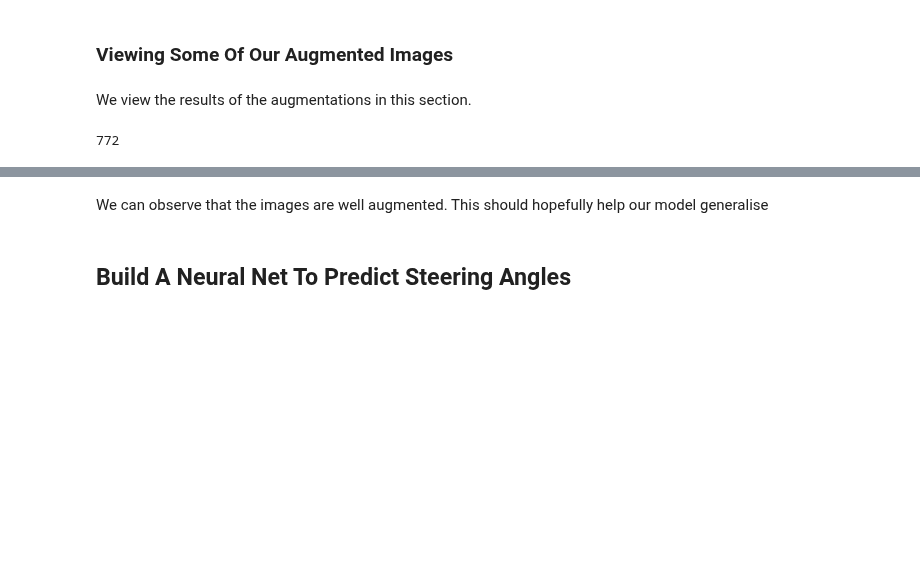
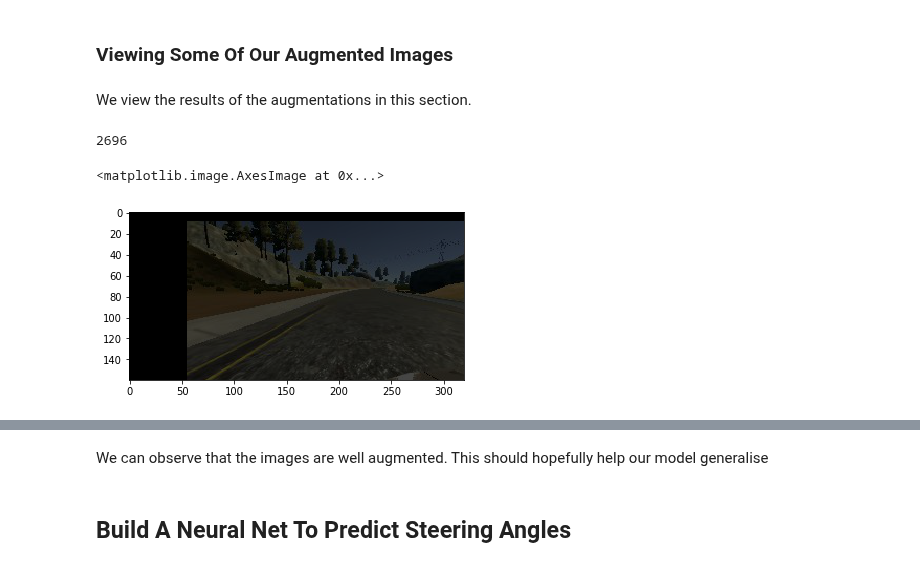
Before and after one commit to Bilalkhanten/CarND-Behavioral-Cloning-P3, a Jupyter notebook: Behavioural_Driving.ipynb, the cells around one changed output, grey strips where cells are left out. Cells and saved outputs as stored; diff of their text form; code cells hidden in the pictures; blank space fills up the shorter version.

```diff
--- a/Behavioural_Driving.ipynb
+++ b/Behavioural_Driving.ipynb
@@ -413,15 +440,23 @@ def show_images(imgs, labels, cols=5, fig_size=(15, 5)):
     fig.tight_layout()
     plt.show()
 # %%
-b_divider = 45
+b_divider = 20
+# Multiplying by 3 since we have center, left and right images per row
 b_size = len(ensemble_csv)  * 3 // b_divider
 b_size
 # %% [output]
-772
+2696
 # %%
 gen = generate_images(ensemble_csv, (160, 320, 3), st_angle_names, "Steering Angle", st_angle_calibrations,  batch_size=b_size)
 # %%
 b, s = next(gen)
+# %%
+b0 = b[7]
+b0_l = change_image_brightness_rgb(b0, s_low=0.2, s_high=0.75)
+plt.imshow(b0_l)
+# %% [output]
+<matplotlib.image.AxesImage at 0x...>
+[figure, added]
 # %%
 fig, ax = plt.subplots(1, 1, figsize=(10, 5))
 ax.grid(True)
```
Also changed, not shown: parts of 39 cells of this notebook, 1 other file.
